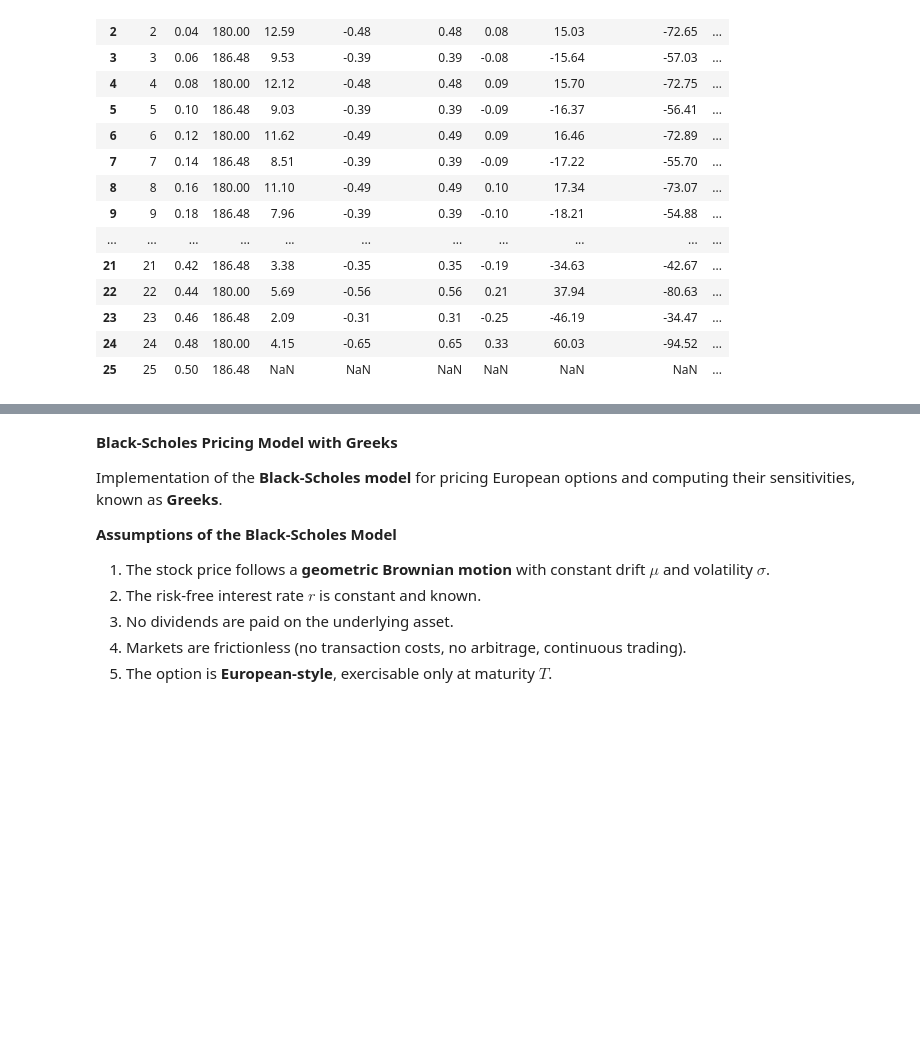
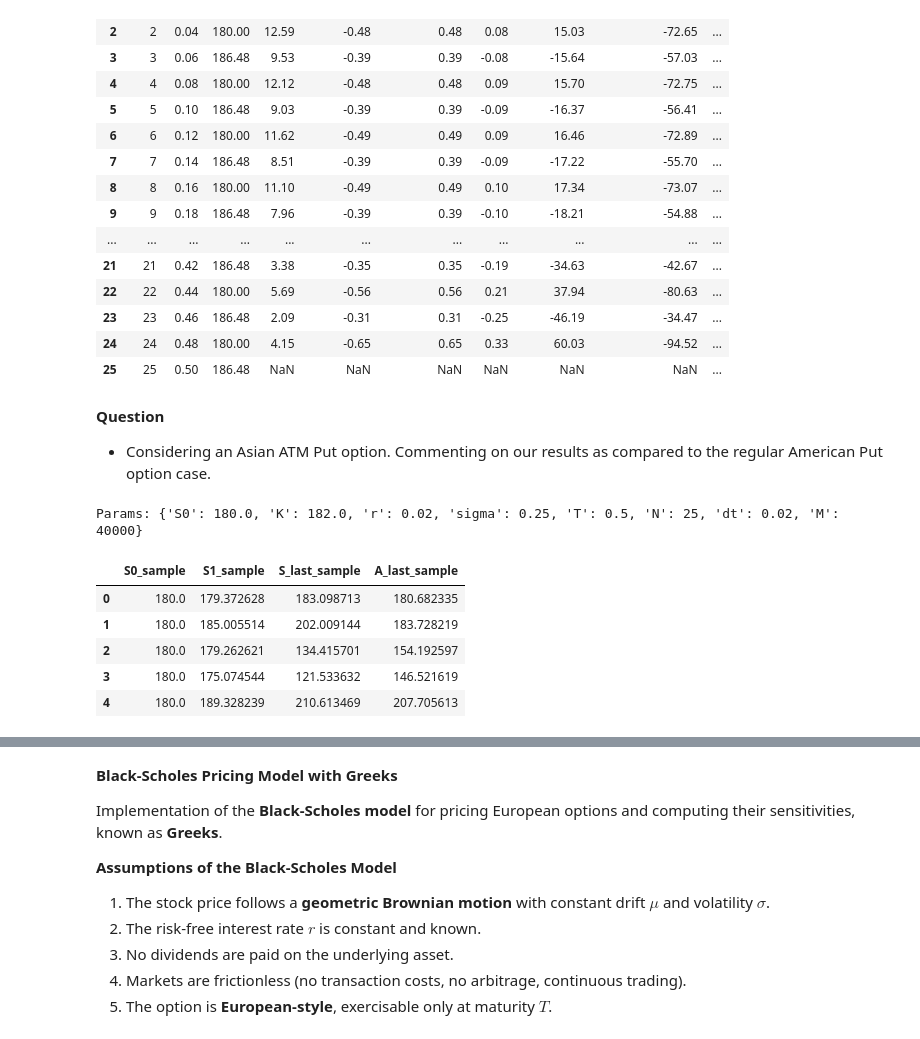
Before and after one commit to jamesolayinka/Quantitative-Finance-Playground, a Jupyter notebook: options_pricing.ipynb, the cells around one changed output, grey strips where cells are left out. Cells and saved outputs as stored; diff of their text form; code cells hidden in the pictures; blank space fills up the shorter version.

Commit message:
Option Pricing Notebook

```diff
--- a/options_pricing.ipynb
+++ b/options_pricing.ipynb
@@ -793,3 +794,7 @@ Hedge evolution (full)
 | 23 | 23 | 0.46 | 186.48 | 2.09 | -0.31 | 0.31 | -0.25 | -46.19 | -34.47 | ... |
 | 24 | 24 | 0.48 | 180.00 | 4.15 | -0.65 | 0.65 | 0.33 | 60.03 | -94.52 | ... |
 | 25 | 25 | 0.50 | 186.48 | NaN | NaN | NaN | NaN | NaN | NaN | ... |
+# %% [markdown]
+**Question**
+
+- Considering an Asian ATM Put option. Commenting on our results as compared to the regular American Put option case.
@@ -795,0 +814,54 @@ Hedge evolution (full)
+# %%
+# Parameters (same market data as Q25)
+S0 = 180.0
+K = 182.0
+r = 0.02            # continuous annual rate
+sigma = 0.25
+T = 0.5             # years
+N = 25              # time-steps (matching Q26)
+dt = T / N
+
+# Monte Carlo settings
+M = 40000           # number of simulated paths for LSM (increase for accuracy; 40k is typical)
+rng_seed = 2025
+
+# LSM / delta bump
+eps_rel = 1e-4      # relative bump for finite difference delta (eps = eps_rel * S)
+eps = eps_rel * S0
+
+print("Params:", {"S0":S0,"K":K,"r":r,"sigma":sigma,"T":T,"N":N,"dt":dt,"M":M})
+
+np.random.seed(rng_seed)
+
+# Precompute constants
+nudt = (r - 0.5 * sigma**2) * dt
+sigsqdt = sigma * math.sqrt(dt)
+
+# Simulate lognormal increments
+Z = np.random.normal(size=(M, N))  # M paths, N steps
+S_paths = np.zeros((M, N+1))
+A_paths = np.zeros((M, N+1))  # running arithmetic average including current step
+S_paths[:,0] = S0
+A_paths[:,0] = S0  # average at time 0 is S0 (convention)
+
+for t in range(1, N+1):
+    S_paths[:,t] = S_paths[:,t-1] * np.exp(nudt + sigsqdt * Z[:,t-1])
+    # running arithmetic average including the new S_t:
+    # A_t = (t * A_{t-1} + S_t) / (t+1)  ; note A_{t-1} stored at index t-1
+    A_paths[:,t] = (t * A_paths[:,t-1] + S_paths[:,t]) / (t + 1)
+
+# quick sanity display
+display(pd.DataFrame({
+    "S0_sample": S_paths[:5,0],
+    "S1_sample": S_paths[:5,1],
+    "S_last_sample": S_paths[:5,-1],
+    "A_last_sample": A_paths[:5,-1]
+}))
+# %% [output]
+Params: {'S0': 180.0, 'K': 182.0, 'r': 0.02, 'sigma': 0.25, 'T': 0.5, 'N': 25, 'dt': 0.02, 'M': 40000}
+|  | S0_sample | S1_sample | S_last_sample | A_last_sample |
+| 0 | 180.0 | 179.372628 | 183.098713 | 180.682335 |
+| 1 | 180.0 | 185.005514 | 202.009144 | 183.728219 |
+| 2 | 180.0 | 179.262621 | 134.415701 | 154.192597 |
+| 3 | 180.0 | 175.074544 | 121.533632 | 146.521619 |
+| 4 | 180.0 | 189.328239 | 210.613469 | 207.705613 |
```
Also changed, not shown: parts of 7 cells of this notebook.
